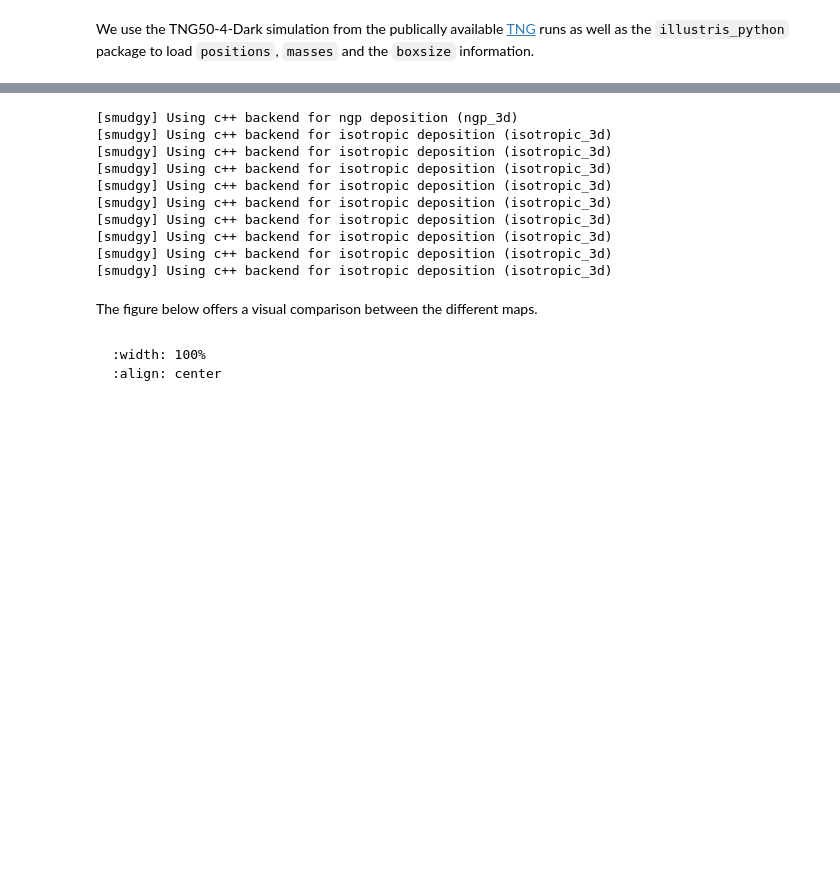
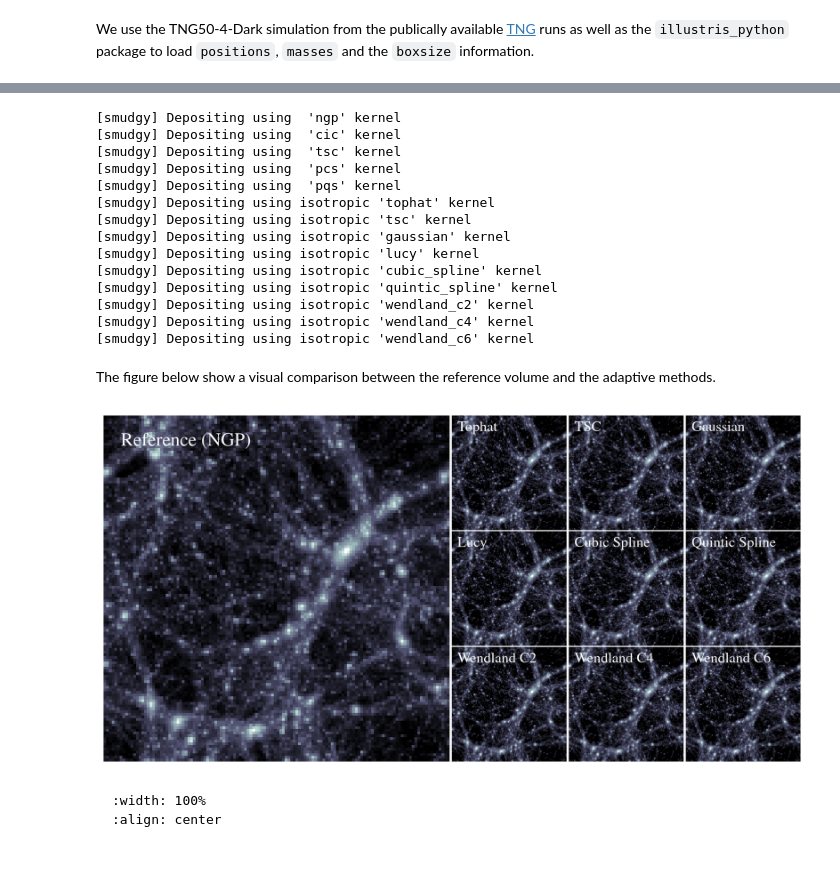
Before and after one commit to maurbe/smudgy, a Jupyter notebook: docs/tutorials/tutorial_exploring_kernels.ipynb, the cells around one changed output, grey strips where cells are left out. Cells and saved outputs as stored; diff of their text form; code cells hidden in the pictures; blank space fills up the shorter version.

````diff
--- a/docs/tutorials/tutorial_exploring_kernels.ipynb
+++ b/docs/tutorials/tutorial_exploring_kernels.ipynb
@@ -56,7 +75,7 @@ c = 0
 for i, batch in enumerate(batches):
     for kernel_name, kernel_key in batch.items():
         q, values = get_kernel_shapes_1D(kernel_key)
-        ax[i].plot(q, values, label=kernel_name, lw=0.8, color=colors[c])
+        ax[i].plot(q, values, label=kernel_name, lw=0.8, color=colors_adaptive[c])
         c += 1
     ax[i].legend(fontsize=5, loc='upper right')
     ax[i].set_xlabel(r"Normalized coordinate $q$")
@@ -124,64 +176,78 @@ Next we compute the reference grid using NGP and perform the depositions by loop
 # %%
-f_ref = cloud.deposit_to_grid(
+f_ref = pc.deposit(
     **kwargs,
     kernel_name='ngp',
-)[..., 0]
+    adaptive=False
+)[0]
 
-maps = []
-for kernel_name, kernel_key in kernel_names.items():
+maps_fixed = []
+for kernel_name, kernel_key in kernels_fixed.items():
 
-    f = cloud.deposit_to_grid(
+    f = pc.deposit(
         **kwargs,
         kernel_name=kernel_key,
-    )[..., 0]
-    maps.append(f)
+        adaptive=False
+    )[0]
+    maps_fixed.append(f)
+
+maps_adaptive = []
+for kernel_name, kernel_key in kernels_adaptive.items():
+
+    f = pc.deposit(
+        **kwargs,
+        kernel_name=kernel_key,
+        adaptive=True
+    )[0]
+    maps_adaptive.append(f)
 # %% [output]
-[smudgy] Using c++ backend for ngp deposition (ngp_3d)
-[smudgy] Using c++ backend for isotropic deposition (isotropic_3d)
-[smudgy] Using c++ backend for isotropic deposition (isotropic_3d)
-[smudgy] Using c++ backend for isotropic deposition (isotropic_3d)
-[smudgy] Using c++ backend for isotropic deposition (isotropic_3d)
-[smudgy] Using c++ backend for isotropic deposition (isotropic_3d)
-[smudgy] Using c++ backend for isotropic deposition (isotropic_3d)
-[smudgy] Using c++ backend for isotropic deposition (isotropic_3d)
-[smudgy] Using c++ backend for isotropic deposition (isotropic_3d)
-[smudgy] Using c++ backend for isotropic deposition (isotropic_3d)
+[smudgy] Depositing using  'ngp' kernel
+[smudgy] Depositing using  'cic' kernel
+[smudgy] Depositing using  'tsc' kernel
+[smudgy] Depositing using  'pcs' kernel
+[smudgy] Depositing using  'pqs' kernel
+[smudgy] Depositing using isotropic 'tophat' kernel
+[smudgy] Depositing using isotropic 'tsc' kernel
+[smudgy] Depositing using isotropic 'gaussian' kernel
+[smudgy] Depositing using isotropic 'lucy' kernel
+[smudgy] Depositing using isotropic 'cubic_spline' kernel
+[smudgy] Depositing using isotropic 'quintic_spline' kernel
+[smudgy] Depositing using isotropic 'wendland_c2' kernel
+[smudgy] Depositing using isotropic 'wendland_c4' kernel
+[smudgy] Depositing using isotropic 'wendland_c6' kernel
 # %% [markdown]
-The figure below offers a visual comparison between the different maps.
+The figure below show a visual comparison between the reference volume and the adaptive methods.
 # %%
-ref_proj = f_ref.sum(axis=-1)
-ref_log = np.log10(ref_proj + 1e-10)
-vmin, vmax = np.percentile(ref_log, 5), np.percentile(ref_log, 99.99)
+ref_proj = f_ref.sum(axis=0)
+ref_log = np.log10(ref_proj + 1)
+vmin, vmax = np.percentile(ref_log, 1), np.percentile(ref_log, 99.99)
+
 
 fig = plt.figure(figsize=(6, 3))
 gs = gridspec.GridSpec(3, 4, width_ratios=[3, 1, 1, 1], wspace=0.01, hspace=0.01)
 
 # Left Panel: Reference (NGP)
 ax_ref = fig.add_subplot(gs[:, 0])
-ax_ref.imshow(ref_log.T, origin='lower', cmap='bone', vmin=vmin, vmax=vmax)
+ax_ref.imshow(ref_log.T, origin='lower', cmap='bone', interpolation='none', vmin=vmin, vmax=vmax)
 ax_ref.axis('off')
 ax_ref.text(0.05, 0.95, "Reference (NGP)", color='white',
             transform=ax_ref.transAxes, va='top', fontsize=9, fontweight='bold')
 
-for i, (name, _) in enumerate(kernel_names.items()):
+for i, (name, _) in enumerate(kernels_adaptive.items()):
     row, col = divmod(i, 3)
     ax = fig.add_subplot(gs[row, col+1])
 
     # Calculate relative difference of the log10 fields
-    kernel_proj = maps[i].sum(axis=-1)
-    kernel_log = np.log10(kernel_proj + 1e-10)
+    kernel_proj = maps_adaptive[i].sum(axis=0)
+    kernel_log = np.log10(kernel_proj + 1)
 
-    denom = np.abs(ref_log)
-    mask = (denom > 1e-12)
-    rel_diff = np.zeros_like(kernel_log)
-    rel_diff[mask] = (kernel_log[mask] - ref_log[mask]) / denom[mask] * 100
-
-    ax.imshow(kernel_log.T, origin='lower', vmin=vmin, vmax=vmax, cmap='bone')
+    ax.imshow(kernel_log.T, origin='lower', vmin=vmin, vmax=vmax, cmap='bone', interpolation='none')
     ax.text(0.05, 0.95, name, color='white', transform=ax.transAxes, va='top', fontsize=7)
     ax.axis('off')
 
 fig.savefig("kernel_projection_comparison.png", dpi=300, bbox_inches="tight")
-plt.close()
+#plt.close()
+# %% [output]
+[figure, added]
 # %% [markdown]
 ```{image} kernel_projection_comparison.png
 :width: 100%
````
Also changed, not shown: parts of 11 cells of this notebook, 7 other files.
